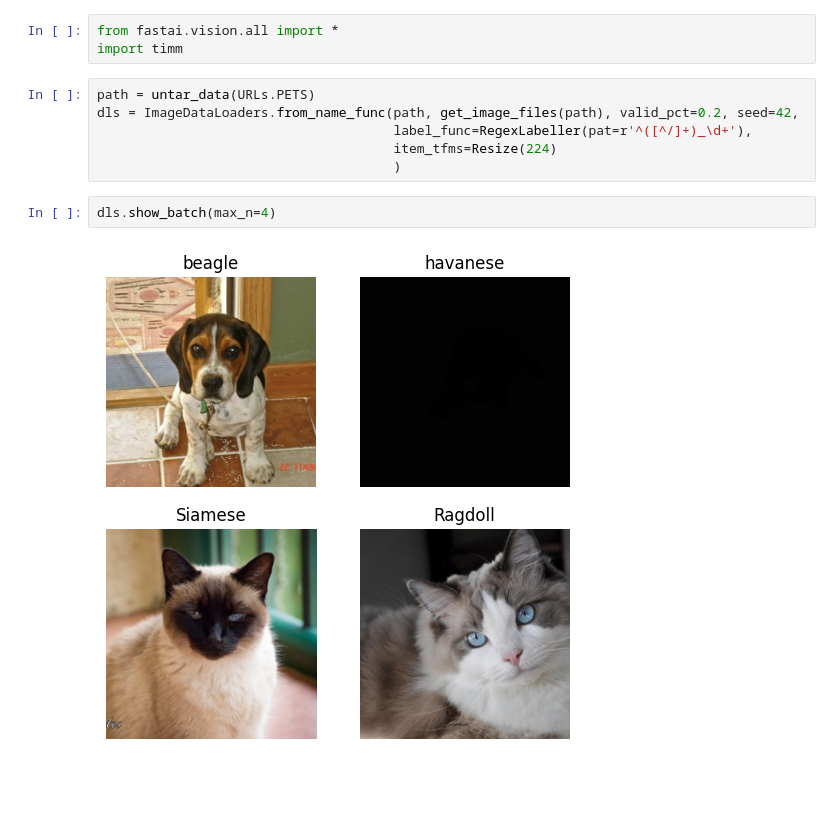
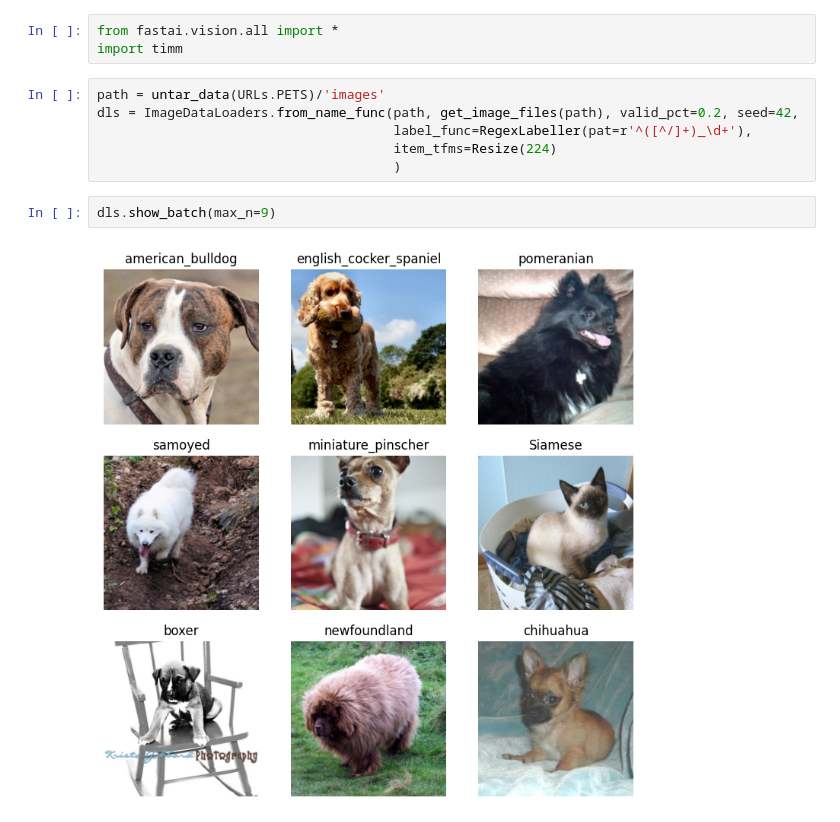
Before and after one commit to mendhak/fastai_lessons, a Jupyter notebook: 008_pet_breed.ipynb, the cells around one changed output. Saved outputs shown, nothing was run; the diff lists cells and outputs as text; blank space fills up the shorter version.

```diff
--- a/008_pet_breed.ipynb
+++ b/008_pet_breed.ipynb
@@ -9,12 +9,12 @@ DisplayHandle.update = update_patch
 from fastai.vision.all import *
 import timm
 # %%
-path = untar_data(URLs.PETS)
+path = untar_data(URLs.PETS)/'images'
 dls = ImageDataLoaders.from_name_func(path, get_image_files(path), valid_pct=0.2, seed=42,
                                       label_func=RegexLabeller(pat=r'^([^/]+)_\d+'),
                                       item_tfms=Resize(224)
                                       )
 # %%
-dls.show_batch(max_n=4)
+dls.show_batch(max_n=9)
 # %% [output]
-[figure, old version]
+[figure, new version]
```
Also changed, not shown: parts of 12 cells of this notebook.
